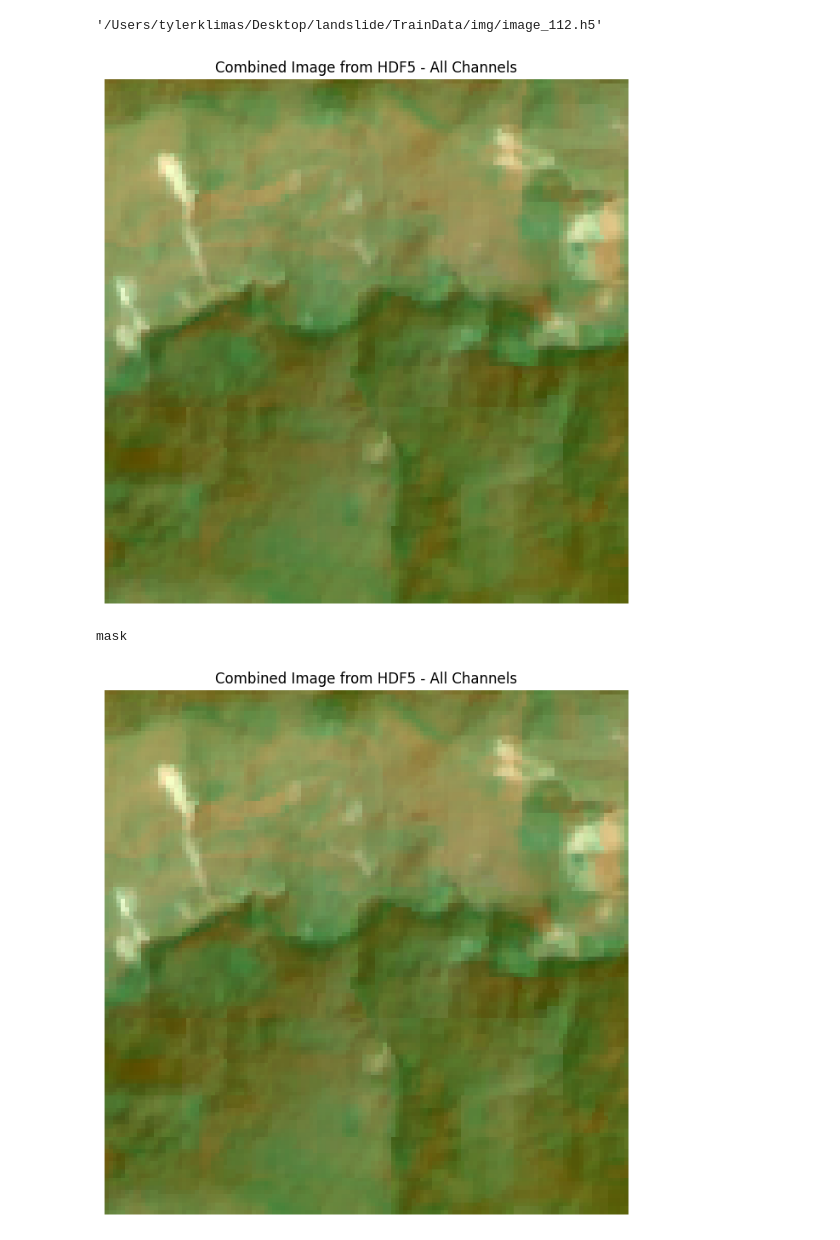
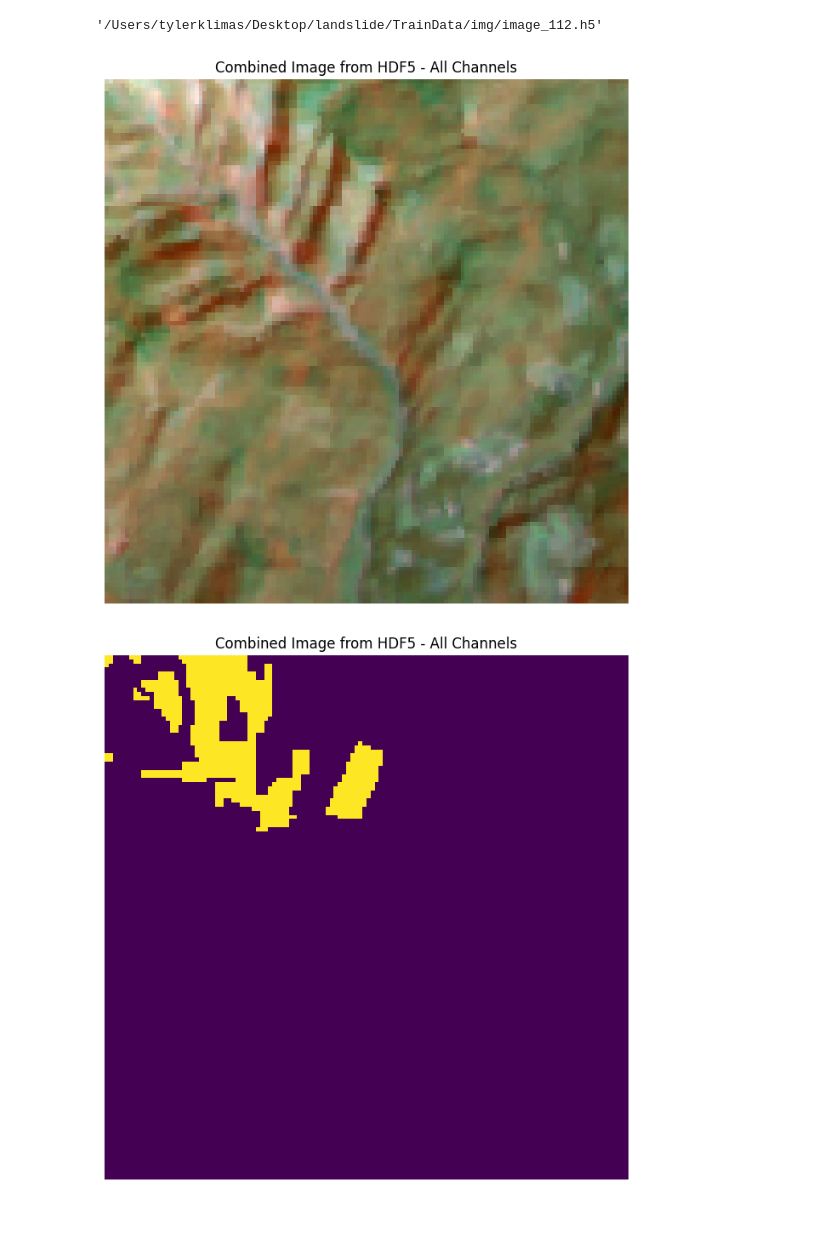
Before and after one commit to detroitnatif/LandslidePrediction, a Jupyter notebook: landslide.ipynb, the cells around one changed output. Saved outputs shown, nothing was run; the diff lists cells and outputs as text; code cells hidden in the pictures.

```diff
--- a/landslide.ipynb
+++ b/landslide.ipynb
@@ -27,7 +27,7 @@ train_data[1]
 '/Users/tylerklimas/Desktop/landslide/TrainData/img/image_112.h5'
 # %%
 # Path to your HDF5 file
-file_path = '/Users/tylerklimas/Desktop/landslide/TrainData/img/image_112.h5'
+file_path = '/Users/tylerklimas/Desktop/landslide/TrainData/img/image_2.h5'
 
 # Open the HDF5 file in read mode
 with h5py.File(file_path, 'r') as f:
@@ -52,26 +52,24 @@ with h5py.File(file_path, 'r') as f:
     plt.title('Combined Image from HDF5 - All Channels')
     plt.show()
 # %% [output]
-[figure, old version]
+[figure, new version]
 # %%
 # Path to your HDF5 file
 file_path = '/Users/tylerklimas/Desktop/landslide/TrainData/mask/mask_2.h5'
 
 # Open the HDF5 file in read mode
 with h5py.File(file_path, 'r') as f:
     # Assuming there's only one dataset containing image data
     # Access the dataset directly by name
     dataset_name = list(f.keys())[0]  # Assuming the first dataset is the image data
-    print(dataset_name)
     dataset = f[dataset_name][:]
 
 
     # Display the combined image using matplotlib
     plt.figure(figsize=(8, 8))
-    plt.imshow(combined_image)
+    plt.imshow(dataset)
     plt.axis('off')
     plt.title('Combined Image from HDF5 - All Channels')
     plt.show()
 # %% [output]
-mask
-[figure, old version]
+[figure, new version]
```
Also changed, not shown: parts of 2 cells of this notebook.
